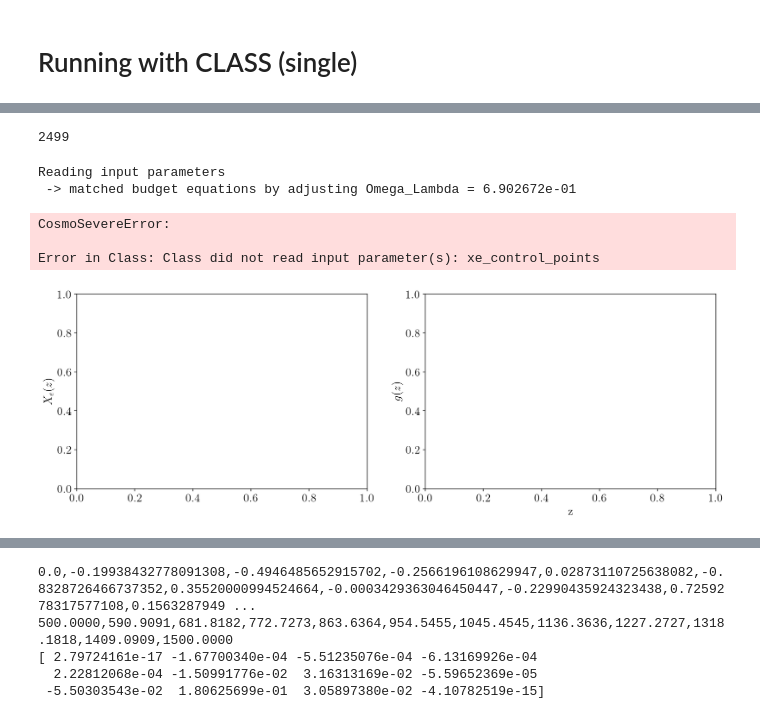
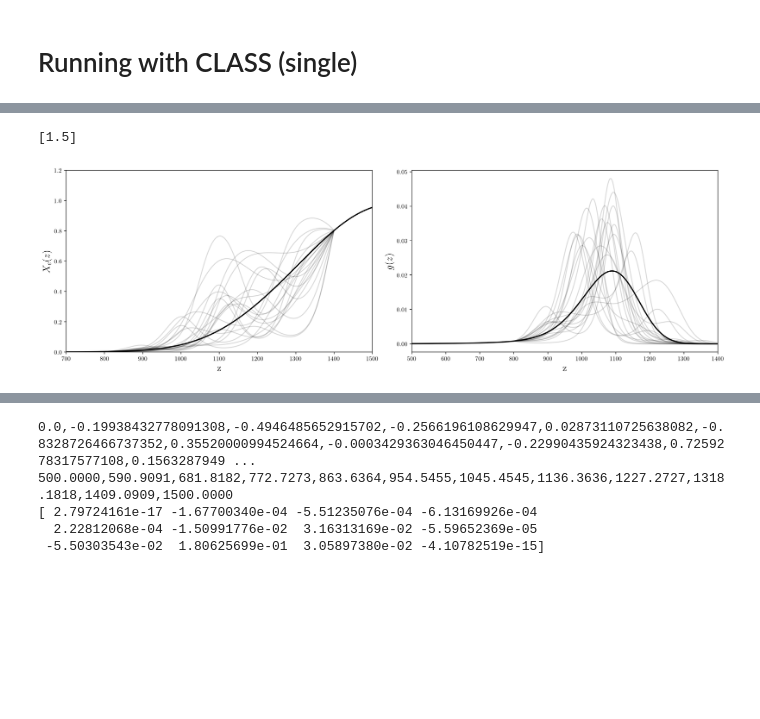
Before and after one commit to gplynch619/recombination, a Jupyter notebook: notebooks/mcmc_explore.ipynb, the cells around one changed output, grey strips where cells are left out. Cells and saved outputs as stored; diff of their text form; code cells hidden in the pictures; blank space fills up the shorter version.

```diff
--- a/notebooks/mcmc_explore.ipynb
+++ b/notebooks/mcmc_explore.ipynb
@@ -176,7 +176,7 @@ x_e = interp1d(fiducial_thermo["z"], fiducial_thermo["x_e"])
 
 zmin_pert = 800
 zmax_pert = 1400
-zgrid = np.linspace(zmin_pert, zmax_pert, 200)
+zgrid = np.linspace(500, 1800, 200)
 #zgrid = [zmin_pert, 1500, zmax_pert]
 
 @np.vectorize
@@ -190,6 +190,7 @@ xgrid = np.linspace(-10, 10, 100)
 
 delta_xe_upper = rescale_pert_amp(100, zgrid)
 delta_xe_lower = rescale_pert_amp(-100, zgrid)
+print(rescale_pert_amp(-6.464245903186192, 1300))
 # %% [output]
 [-3.06578608]
 0.0486646887978572
@@ -306,50 +320,78 @@ plt.show()
-# %%
-cl_tt = M.lensed_cl()['tt'][2:]
-
-print(len(cl_tt))
-# %% [output]
-2499
+# %%
+@np.vectorize
+def rescale_pert_amp(amp, zz):
+    shift = fsolve(lambda aa: scipy.special.expit(aa)*xe_max - x_e(zz), 0)
+    return scipy.special.expit(amp+shift)*xe_max - x_e(zz)
+
+def inverse_scaling(scaled_amp, zz):
+    shift = fsolve(lambda aa: scipy.special.expit(aa)*xe_max - x_e(zz), 0)
+    return scipy.special.logit((scaled_amp+x_e(zz))/(xe_max)) - shift
+
+amp = 1.5
+ztest = 1100
+
+sa = rescale_pert_amp(amp, ztest)[0]
+print(inverse_scaling(sa, ztest))
+# %% [output]
+[1.5]
 # %%
 num_of_functions = 20
 
 fig,ax=plt.subplots(1, 2, figsize=(16,5))
 plt.subplots_adjust(hspace=0.0)
 
 #ax.text(0.2, 0.65, "$X_{{e,max}} \\approx$ {:.2f}".format(xe_max), fontsize=14, transform=ax.transAxes, alpha=0.5)
 #ax.set_xscale('log')
 ax[1].set_xlabel('z', fontsize=fsize)
+ax[0].set_xlabel('z', fontsize=fsize)
+
 ax[0].set_ylabel('$X_e(z)$', fontsize=fsize)
 ax[1].set_ylabel('$g(z)$', fontsize=fsize)
 
-gaussian_scale = 0.5
+
+def get_uniform_cps(free_pivots):
+    outlist = []
+    for z in free_pivots:
+        ul = interp1d(zgrid, delta_xe_upper)(z)
+        ll = interp1d(zgrid, delta_xe_lower)(z)
+        scaled_amp = np.random.uniform(low = ll, high=ul)
+        outlist.append(inverse_scaling(scaled_amp, z)[0])
+    return np.array(outlist)
+
+cltts = []
+xes = []
+gs = []
+
+ll_max = 2500
+ll = np.arange(2, ll_max+1)
 
 for i in np.arange(num_of_functions):
-    control_points = np.random.normal(loc=0.0, scale=gaussian_scale, size=num_control_points)
+    #control_points = get_uniform_cps(free_pivots)
+    control_points = np.random.normal(loc=0, scale=1, size=len(free_pivots))
     control_points = np.insert(control_points, 0, 0.0)
     control_points = np.append(control_points, 0.0)
     str_ctrl = [str(c) for c in control_points]
     #print("xe_control_points: '{}'".format(",".join(str_ctrl)))
     M.set({"xe_control_points": ",".join(str_ctrl)})
-    M.compute(level=["thermodynamics"])
+    M.compute()
     thermo = M.get_thermodynamics()
     ax[0].plot(thermo['z'], thermo["x_fid"]+thermo['xe_pert'], color="black", alpha=0.15)
     ax[1].plot(thermo['z'], thermo["kappa' [Mpc^-1]"]*thermo["exp(-kappa)"], color="black", alpha=0.15)
+    Tcmb = M.T_cmb()*10**6
+    muK2 = (Tcmb)**2
+    tt = muK2*M.lensed_cl(ll_max)['tt'][2:]
+    cltts.append(ll*(ll+1)/(2*np.pi)*tt)
 
-ax[0].plot(fiducial_thermo["z"], fiducial_thermo["x_e"], color="red")
+ax[0].plot(fiducial_thermo["z"], fiducial_thermo["x_e"], color="black", linewidth=2)
 #ax[0].plot(ll,  ll*(ll+1)/(2*np.pi)*tt_fid, color="red")
 ax[0].set_xlim([zmin_pert-100, zmax_pert+100])
 ax[0].set_ylim([0, 1.2])
-ax[1].plot(fiducial_thermo["z"], fiducial_thermo["kappa' [Mpc^-1]"]*fiducial_thermo["exp(-kappa)"], color="red")
+ax[1].plot(fiducial_thermo["z"], fiducial_thermo["kappa' [Mpc^-1]"]*fiducial_thermo["exp(-kappa)"], color="black", linewidth=2)
 ax[1].set_xlim([500, 1400])
 #ax[0].set_xlim([zmin_pert, 2000])
 #ax[0].set_ylim([0, 1.3])
 plt.tight_layout()
-plt.savefig("../results/control_point_talk.jpg",dpi=300, bbox_inches='tight')
+plt.savefig("../results/control_point_talk.png",dpi=300, bbox_inches='tight')
 plt.show()
 # %% [output]
-Reading input parameters
- -> matched budget equations by adjusting Omega_Lambda = 6.902672e-01
-CosmoSevereError:
-
-Error in Class: Class did not read input parameter(s): xe_control_points
-[figure, old version]
+[figure, new version]
```
Also changed, not shown: parts of 6 cells of this notebook, 23 other files.
